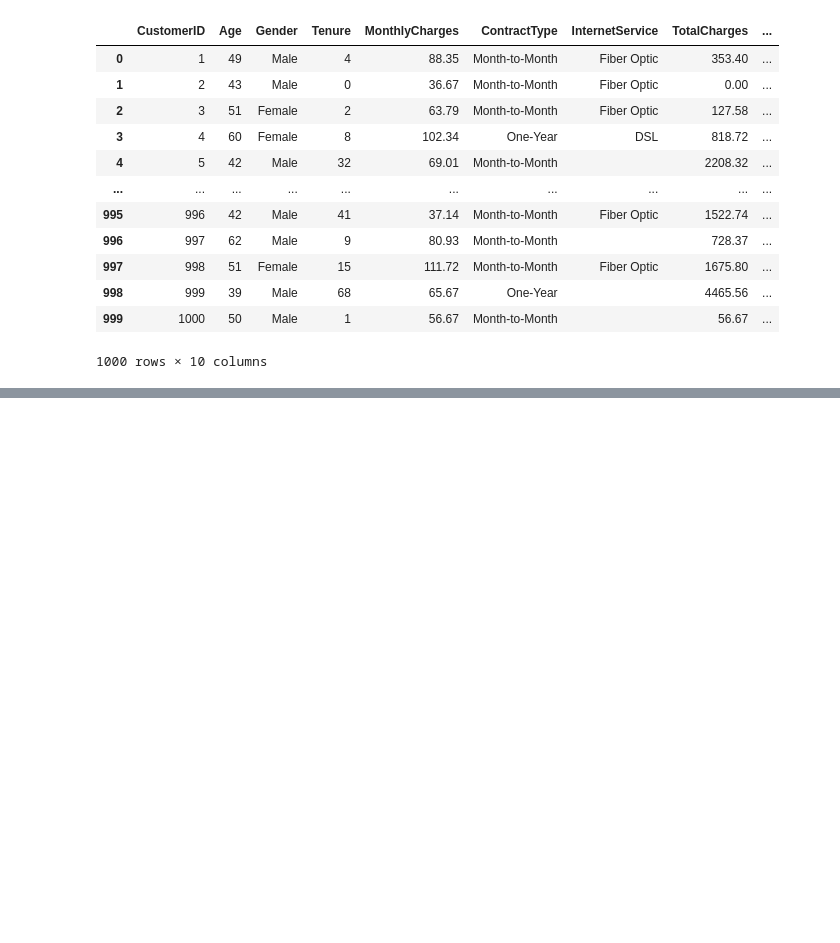
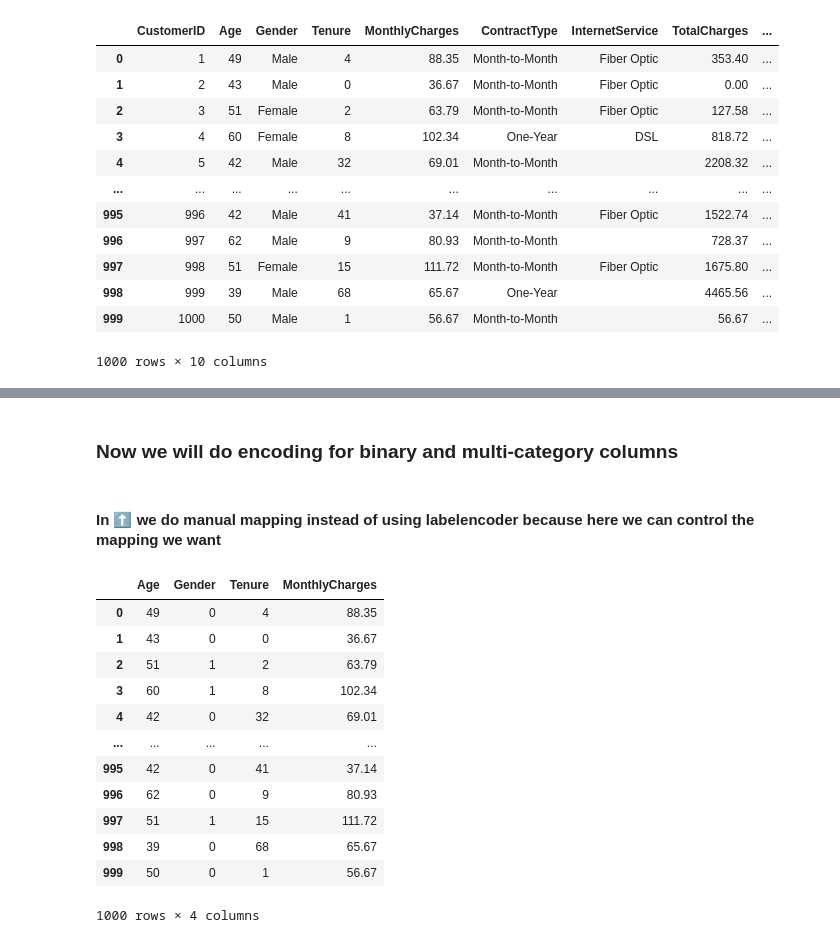
Before and after one commit to Advitiya-yadav/CustomerChurnProject, a Jupyter notebook: Analysis_prediction.ipynb, the cells around one changed output, grey strips where cells are left out. Saved outputs shown, nothing was run; the diff lists cells and outputs as text; code cells hidden in the pictures; blank space fills up the shorter version.

```diff
--- a/Analysis_prediction.ipynb
+++ b/Analysis_prediction.ipynb
@@ -217,0 +292,22 @@ df
+# %% [markdown]
+### Now we will do encoding for binary and multi-category columns
+# %%
+X['Gender']=X['Gender'].apply(lambda x: 1 if x=="Female" else 0)
+# %% [markdown]
+#### In ⬆️ we do manual mapping instead of using labelencoder because here we can control the mapping we want
+# %%
+X
+# %% [output]
+|  | Age | Gender | Tenure | MonthlyCharges |
+| 0 | 49 | 0 | 4 | 88.35 |
+| 1 | 43 | 0 | 0 | 36.67 |
+| 2 | 51 | 1 | 2 | 63.79 |
+| 3 | 60 | 1 | 8 | 102.34 |
+| 4 | 42 | 0 | 32 | 69.01 |
+| ... | ... | ... | ... | ... |
+| 995 | 42 | 0 | 41 | 37.14 |
+| 996 | 62 | 0 | 9 | 80.93 |
+| 997 | 51 | 1 | 15 | 111.72 |
+| 998 | 39 | 0 | 68 | 65.67 |
+| 999 | 50 | 0 | 1 | 56.67 |
+1000 rows × 4 columns
```
Also changed, not shown: parts of 68 cells of this notebook.
